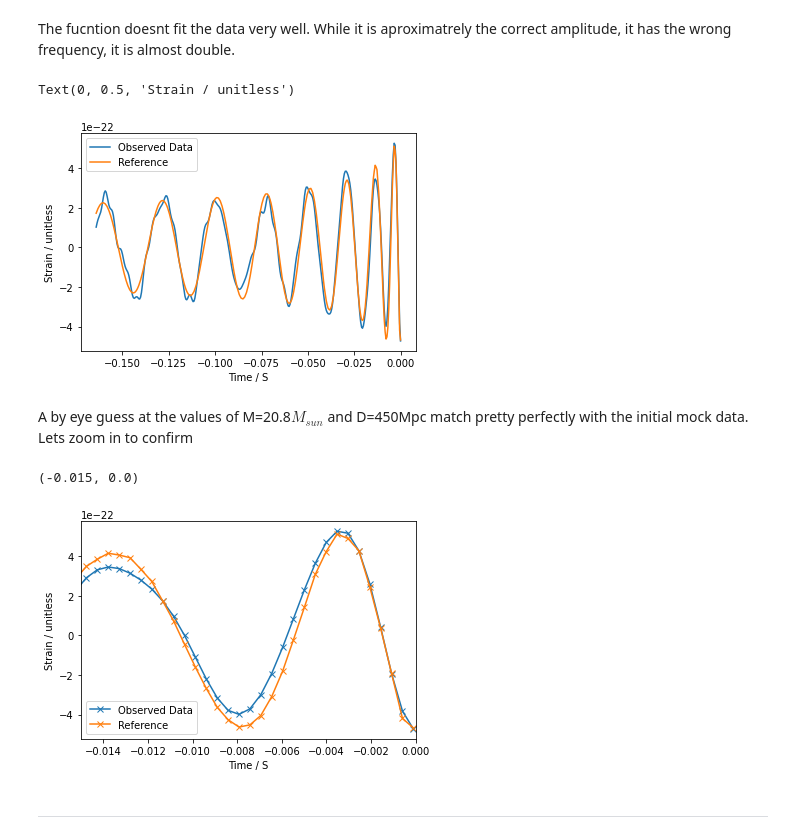
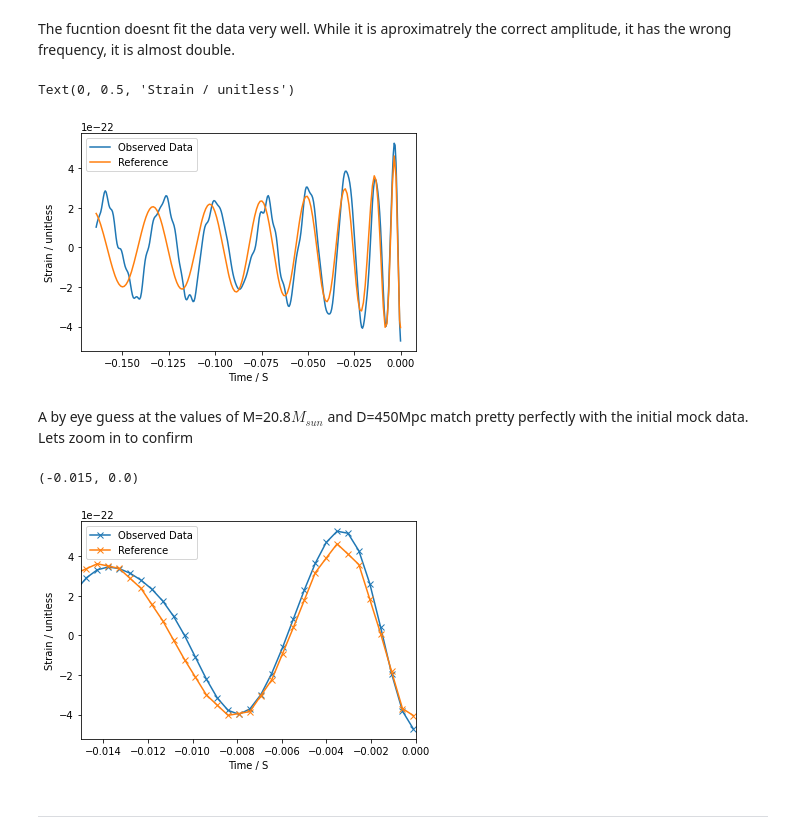
Before and after one commit to Clarke-Jools-36/DataAnalysis22, a Jupyter notebook: CA2_1903779.ipynb, the cells around one changed output. Cells and saved outputs as stored; diff of their text form; code cells hidden in the pictures.

```diff
--- a/CA2_1903779.ipynb
+++ b/CA2_1903779.ipynb
@@ -516,20 +516,23 @@ Text(0, 0.5, 'Strain / unitless')
 # %% [markdown]
 The fucntion doesnt fit the data very well. While it is aproximatrely the correct amplitude, it has the wrong frequency, it is almost double.
 # %%
+#M_guess,D_guess = 20.8,450
+M_guess,D_guess = 20,500
+
 plt.plot(t_obs,s_obs, label="Observed Data")
-plt.plot(*scale_ref(t_obs,20.8,450), label="Reference")
+plt.plot(*scale_ref(t_obs,M_guess,D_guess), label="Reference")
 
 plt.legend()
 plt.xlabel("Time / S")
 plt.ylabel("Strain / unitless")
 # %% [output]
 Text(0, 0.5, 'Strain / unitless')
-[figure, old version]
+[figure, new version]
 # %% [markdown]
 A by eye guess at the values of M=20.8$M_{sun}$ and D=450Mpc match pretty perfectly with the initial mock data. Lets zoom in to confirm
 # %%
 plt.plot(t_obs,s_obs, "x-",label="Observed Data")
-plt.plot(*scale_ref(t_obs,20.8,450), "x-",label="Reference")
+plt.plot(*scale_ref(t_obs,M_guess,D_guess), "x-",label="Reference")
 
 plt.legend()
 plt.xlabel("Time / S")
@@ -537,7 +540,7 @@ plt.ylabel("Strain / unitless")
 plt.xlim(-0.015,0)
 # %% [output]
 (-0.015, 0.0)
-[figure, old version]
+[figure, new version]
 # %% [markdown]
 ***
 # %% [markdown]
```
Also changed, not shown: parts of 22 cells of this notebook.
